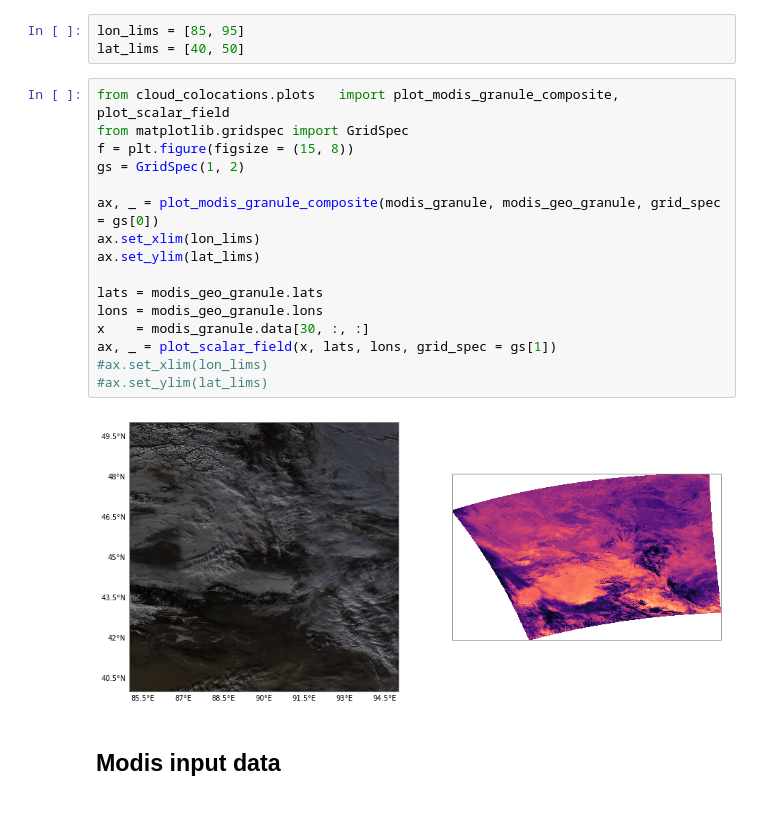
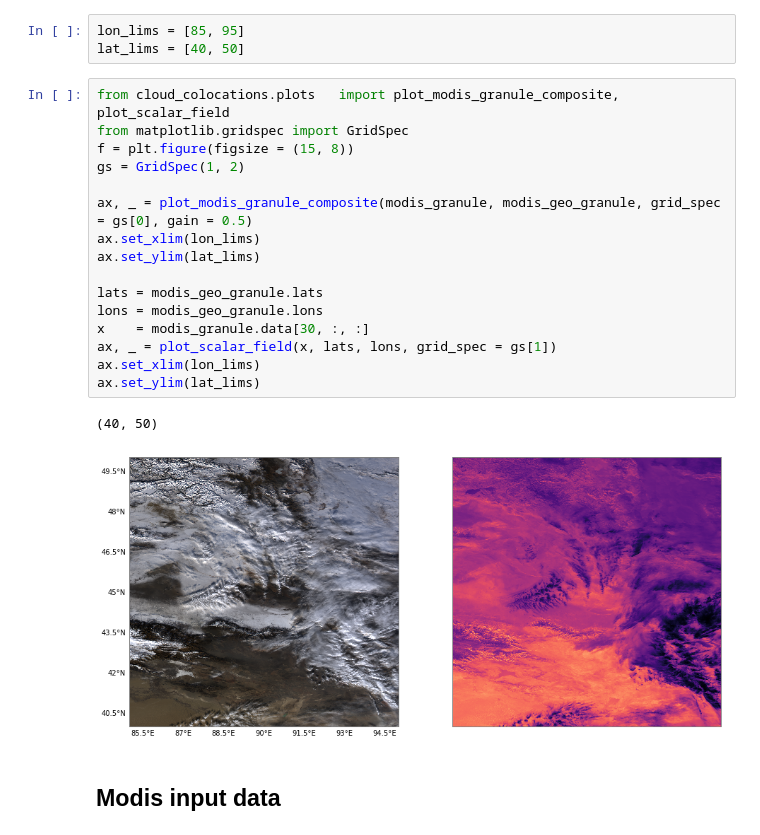
Before and after one commit to Arcane561/cloud_colocations, a Jupyter notebook: notebooks/plot_collocations.ipynb, the cells around one changed output. Saved outputs shown, nothing was run; the diff lists cells and outputs as text.

```diff
--- a/notebooks/plot_collocations.ipynb
+++ b/notebooks/plot_collocations.ipynb
@@ -23,21 +23,22 @@ lat_lims = [40, 50]
 # %%
 from cloud_colocations.plots   import plot_modis_granule_composite, plot_scalar_field
 from matplotlib.gridspec import GridSpec
 f = plt.figure(figsize = (15, 8))
 gs = GridSpec(1, 2)
 
-ax, _ = plot_modis_granule_composite(modis_granule, modis_geo_granule, grid_spec = gs[0])
+ax, _ = plot_modis_granule_composite(modis_granule, modis_geo_granule, grid_spec = gs[0], gain = 0.5)
 ax.set_xlim(lon_lims)
 ax.set_ylim(lat_lims)
 
 lats = modis_geo_granule.lats
 lons = modis_geo_granule.lons
 x    = modis_granule.data[30, :, :]
 ax, _ = plot_scalar_field(x, lats, lons, grid_spec = gs[1])
-#ax.set_xlim(lon_lims)
-#ax.set_ylim(lat_lims)
+ax.set_xlim(lon_lims)
+ax.set_ylim(lat_lims)
 # %% [output]
+(40, 50)
-[figure, old version]
+[figure, new version]
 # %% [markdown]
 ## Modis input data
 # %%
```
Also changed, not shown: parts of 4 cells of this notebook, 3 other files.
